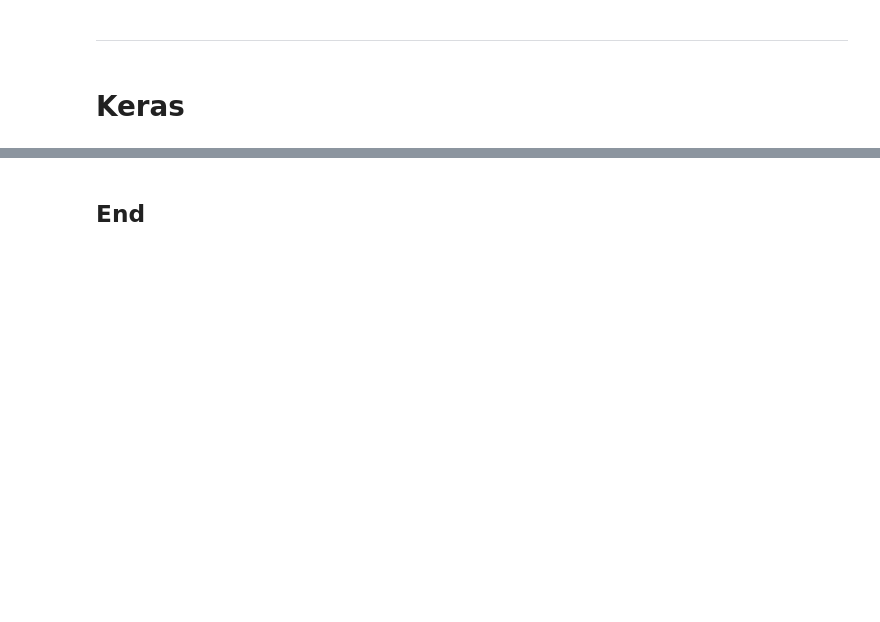
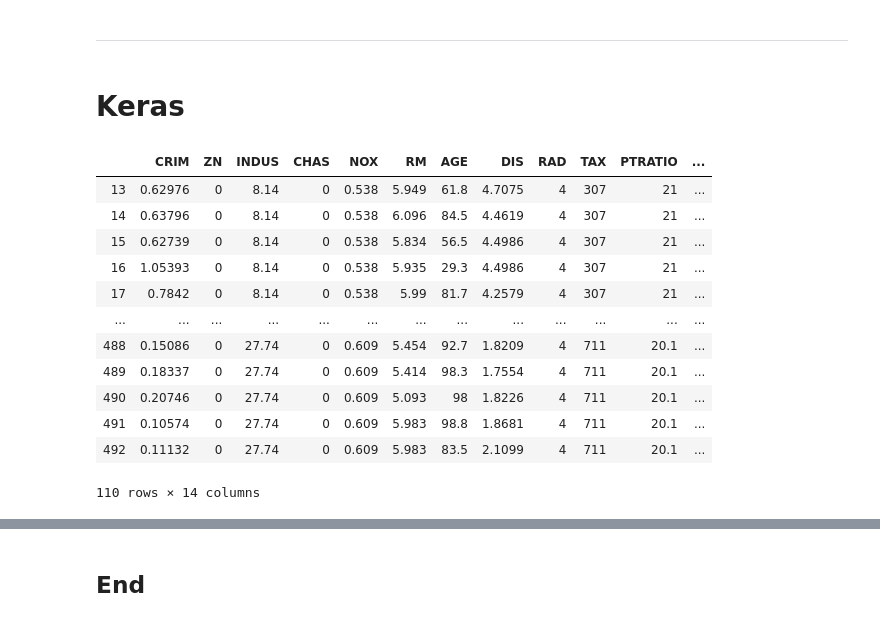
Before and after one commit to eimearbutler7/Sem_4_Machine_Learning_Assessment, a Jupyter notebook: Boston House Prices.ipynb.ipynb, the cells around one changed output, grey strips where cells are left out. Cells and saved outputs as stored; diff of their text form; code cells hidden in the pictures; blank space fills up the shorter version.

```diff
--- a/Boston House Prices.ipynb.ipynb
+++ b/Boston House Prices.ipynb.ipynb
@@ -175,3 +177,20 @@ from tensorflow.python import keras
 #print(keras.__version__)
 # %%
 import keras as kr
+# %%
+df_rad1 = ((df1[df1['RAD'] == "4"]))
+df_rad1
+# %% [output]
+|  | CRIM | ZN | INDUS | CHAS | NOX | RM | AGE | DIS | RAD | TAX | PTRATIO | ... |
+| 13 | 0.62976 | 0 | 8.14 | 0 | 0.538 | 5.949 | 61.8 | 4.7075 | 4 | 307 | 21 | ... |
+| 14 | 0.63796 | 0 | 8.14 | 0 | 0.538 | 6.096 | 84.5 | 4.4619 | 4 | 307 | 21 | ... |
+| 15 | 0.62739 | 0 | 8.14 | 0 | 0.538 | 5.834 | 56.5 | 4.4986 | 4 | 307 | 21 | ... |
+| 16 | 1.05393 | 0 | 8.14 | 0 | 0.538 | 5.935 | 29.3 | 4.4986 | 4 | 307 | 21 | ... |
+| 17 | 0.7842 | 0 | 8.14 | 0 | 0.538 | 5.99 | 81.7 | 4.2579 | 4 | 307 | 21 | ... |
+| ... | ... | ... | ... | ... | ... | ... | ... | ... | ... | ... | ... | ... |
+| 488 | 0.15086 | 0 | 27.74 | 0 | 0.609 | 5.454 | 92.7 | 1.8209 | 4 | 711 | 20.1 | ... |
+| 489 | 0.18337 | 0 | 27.74 | 0 | 0.609 | 5.414 | 98.3 | 1.7554 | 4 | 711 | 20.1 | ... |
+| 490 | 0.20746 | 0 | 27.74 | 0 | 0.609 | 5.093 | 98 | 1.8226 | 4 | 711 | 20.1 | ... |
+| 491 | 0.10574 | 0 | 27.74 | 0 | 0.609 | 5.983 | 98.8 | 1.8681 | 4 | 711 | 20.1 | ... |
+| 492 | 0.11132 | 0 | 27.74 | 0 | 0.609 | 5.983 | 83.5 | 2.1099 | 4 | 711 | 20.1 | ... |
+110 rows × 14 columns
```
Also changed, not shown: parts of 9 cells of this notebook, 1 other file.
